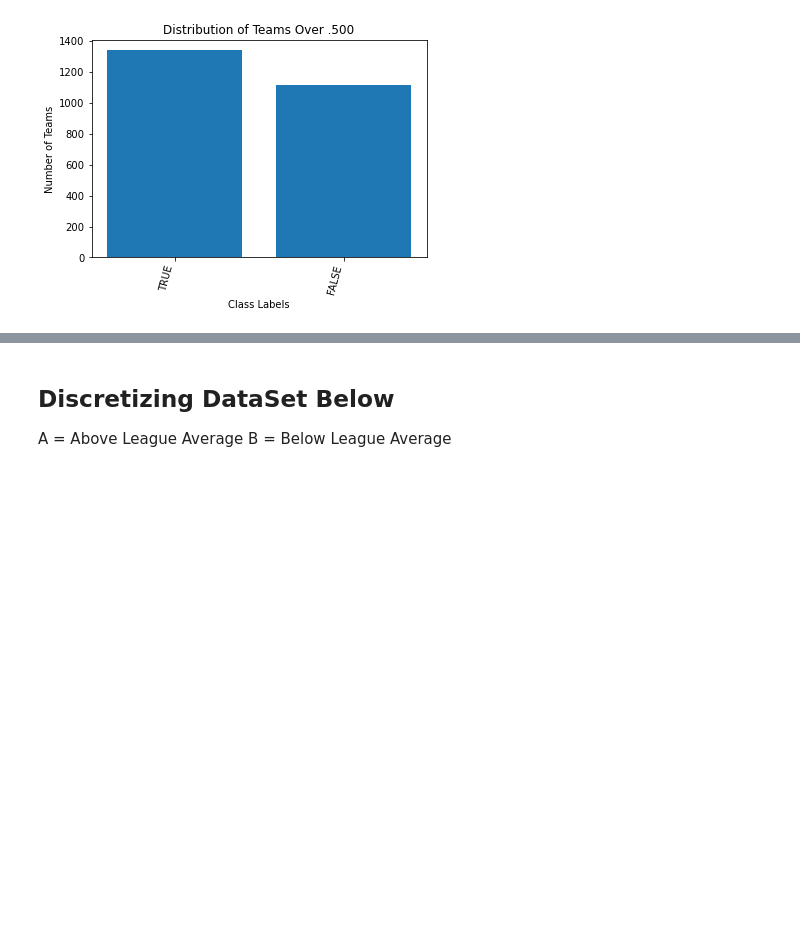
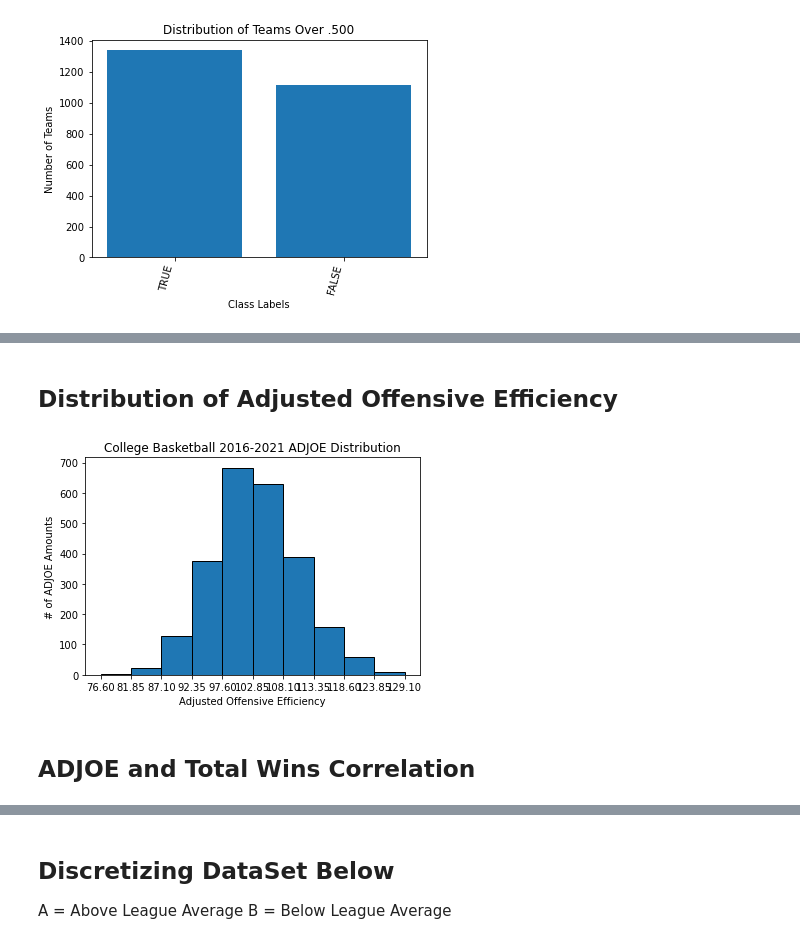
Before and after one commit to bkeeley3/CPSC322_Project_CBB, a Jupyter notebook: TechnicalReport.ipynb, the cells around one changed output, grey strips where cells are left out. Saved outputs shown, nothing was run; the diff lists cells and outputs as text; code cells hidden in the pictures; blank space fills up the shorter version.

```diff
--- a/TechnicalReport.ipynb
+++ b/TechnicalReport.ipynb
@@ -96,0 +117,15 @@ myutils.bar_chart(values, counts, "Class Labels", "Number of Teams", values, "Di
+# %% [markdown]
+## **Distribution of Adjusted Offensive Efficiency**
+# %%
+adjoe_col = games_played_cleaned.get_column("ADJOE")
+fig, ax = plt.subplots()
+adjoe_freqs, adjoe_cutoffs, adjoe_artists = plt.hist(adjoe_col, bins=10, edgecolor="black")
+ax.set_xticks(adjoe_cutoffs)
+plt.xlabel("Adjusted Offensive Efficiency")
+plt.ylabel("# of ADJOE Amounts")
+plt.title("College Basketball 2016-2021 ADJOE Distribution")
+plt.show()
+# %% [output]
+[figure, added]
+# %% [markdown]
+## **ADJOE and Total Wins Correlation**
```
Also changed, not shown: parts of 15 cells of this notebook, 1 other file.
